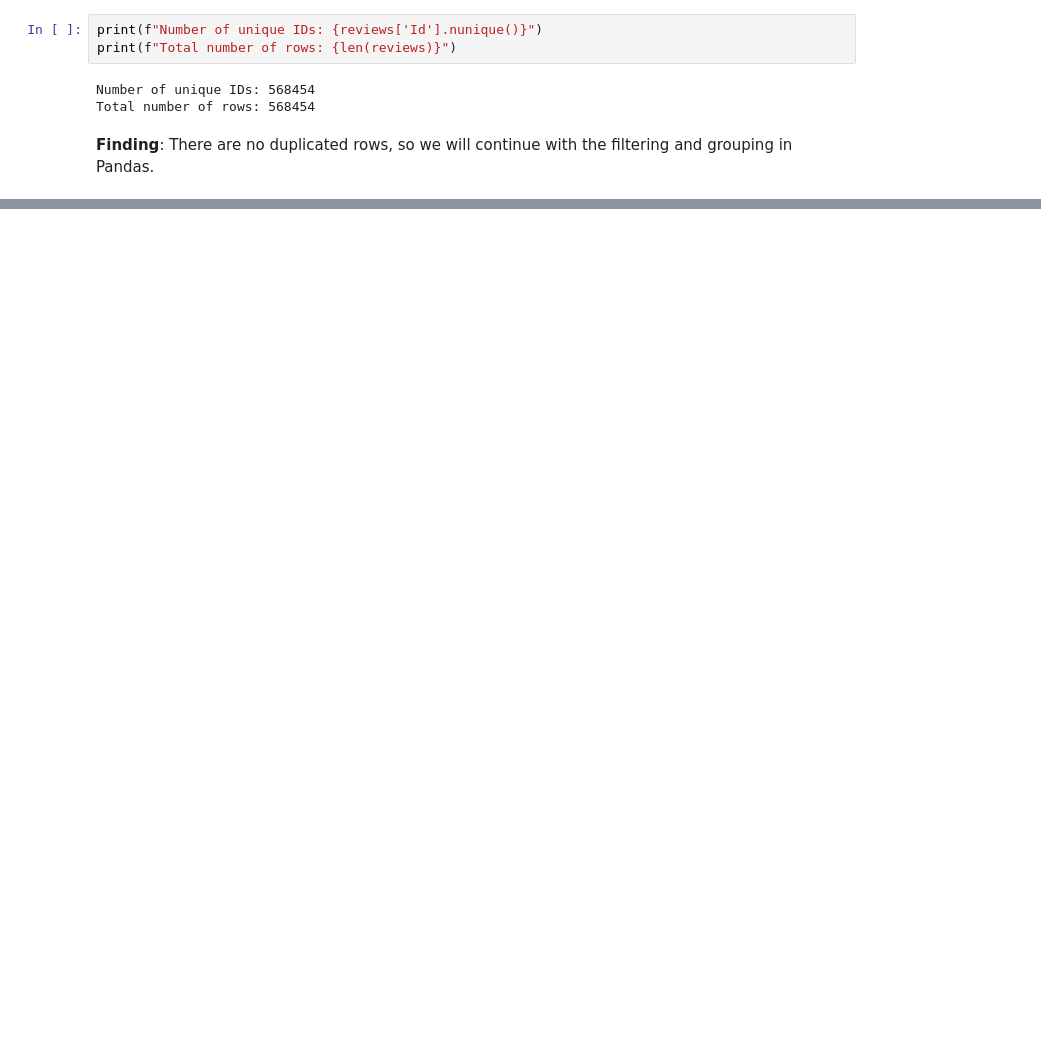
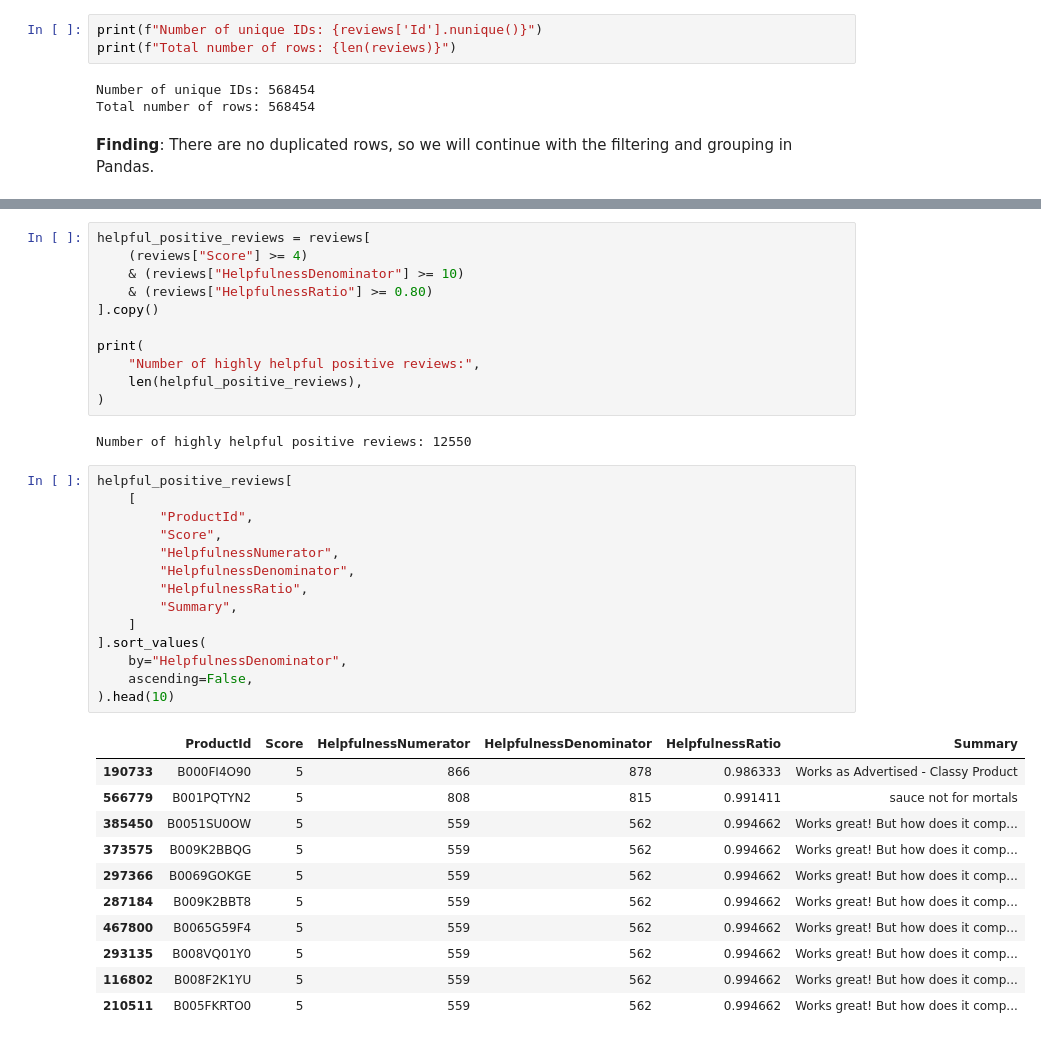
Before and after one commit to Jacey-Dai/IDS706-Assignment-Data-Analysis, a Jupyter notebook: data_analysis.ipynb, the cells around one changed output, grey strips where cells are left out. Cells and saved outputs as stored; diff of their text form; blank space fills up the shorter version.

```diff
--- a/data_analysis.ipynb
+++ b/data_analysis.ipynb
@@ -132,0 +180,39 @@ Total number of rows: 568454
+# %%
+helpful_positive_reviews = reviews[
+    (reviews["Score"] >= 4)
+    & (reviews["HelpfulnessDenominator"] >= 10)
+    & (reviews["HelpfulnessRatio"] >= 0.80)
+].copy()
+
+print(
+    "Number of highly helpful positive reviews:",
+    len(helpful_positive_reviews),
+)
+# %% [output]
+Number of highly helpful positive reviews: 12550
+# %%
+helpful_positive_reviews[
+    [
+        "ProductId",
+        "Score",
+        "HelpfulnessNumerator",
+        "HelpfulnessDenominator",
+        "HelpfulnessRatio",
+        "Summary",
+    ]
+].sort_values(
+    by="HelpfulnessDenominator",
+    ascending=False,
+).head(10)
+# %% [output]
+|  | ProductId | Score | HelpfulnessNumerator | HelpfulnessDenominator | HelpfulnessRatio | Summary |
+| 190733 | B000FI4O90 | 5 | 866 | 878 | 0.986333 | Works as Advertised - Classy Product |
+| 566779 | B001PQTYN2 | 5 | 808 | 815 | 0.991411 | sauce not for mortals |
+| 385450 | B0051SU0OW | 5 | 559 | 562 | 0.994662 | Works great! But how does it comp... |
+| 373575 | B009K2BBQG | 5 | 559 | 562 | 0.994662 | Works great! But how does it comp... |
+| 297366 | B0069GOKGE | 5 | 559 | 562 | 0.994662 | Works great! But how does it comp... |
+| 287184 | B009K2BBT8 | 5 | 559 | 562 | 0.994662 | Works great! But how does it comp... |
+| 467800 | B0065G59F4 | 5 | 559 | 562 | 0.994662 | Works great! But how does it comp... |
+| 293135 | B008VQ01Y0 | 5 | 559 | 562 | 0.994662 | Works great! But how does it comp... |
+| 116802 | B008F2K1YU | 5 | 559 | 562 | 0.994662 | Works great! But how does it comp... |
+| 210511 | B005FKRTO0 | 5 | 559 | 562 | 0.994662 | Works great! But how does it comp... |
```
Also changed, not shown: parts of 21 cells of this notebook, 3 other files.
